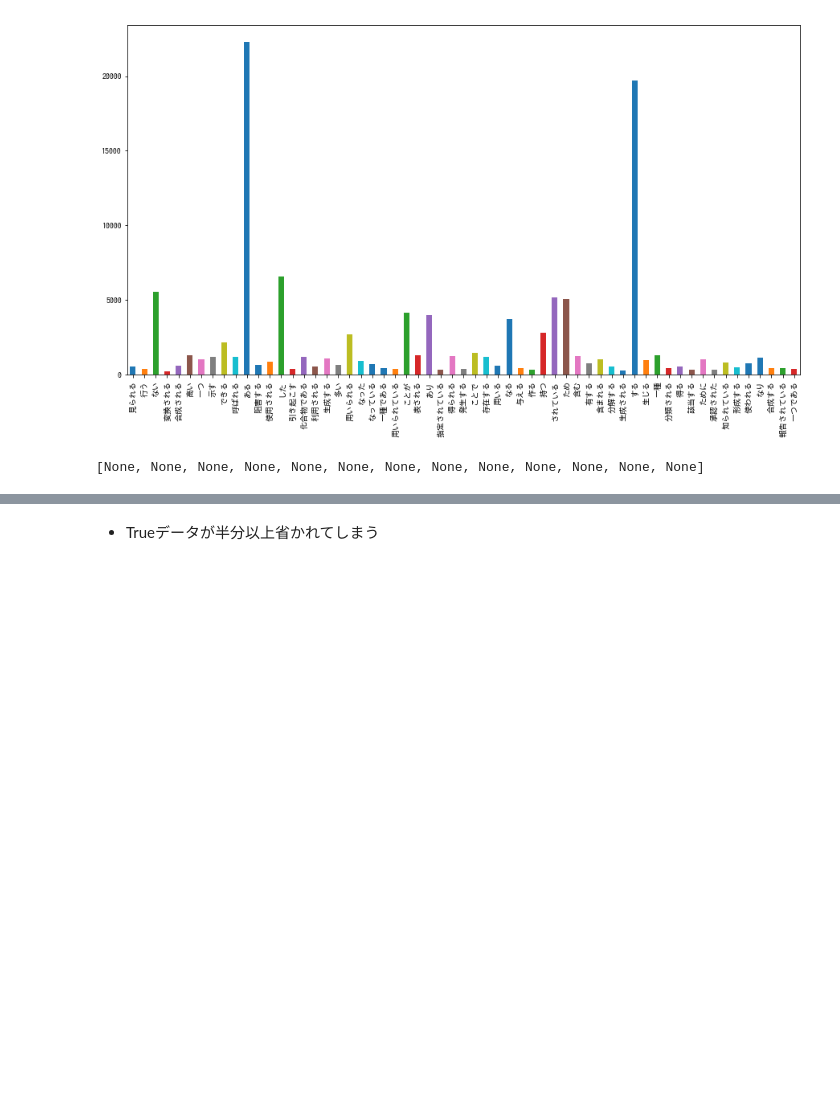
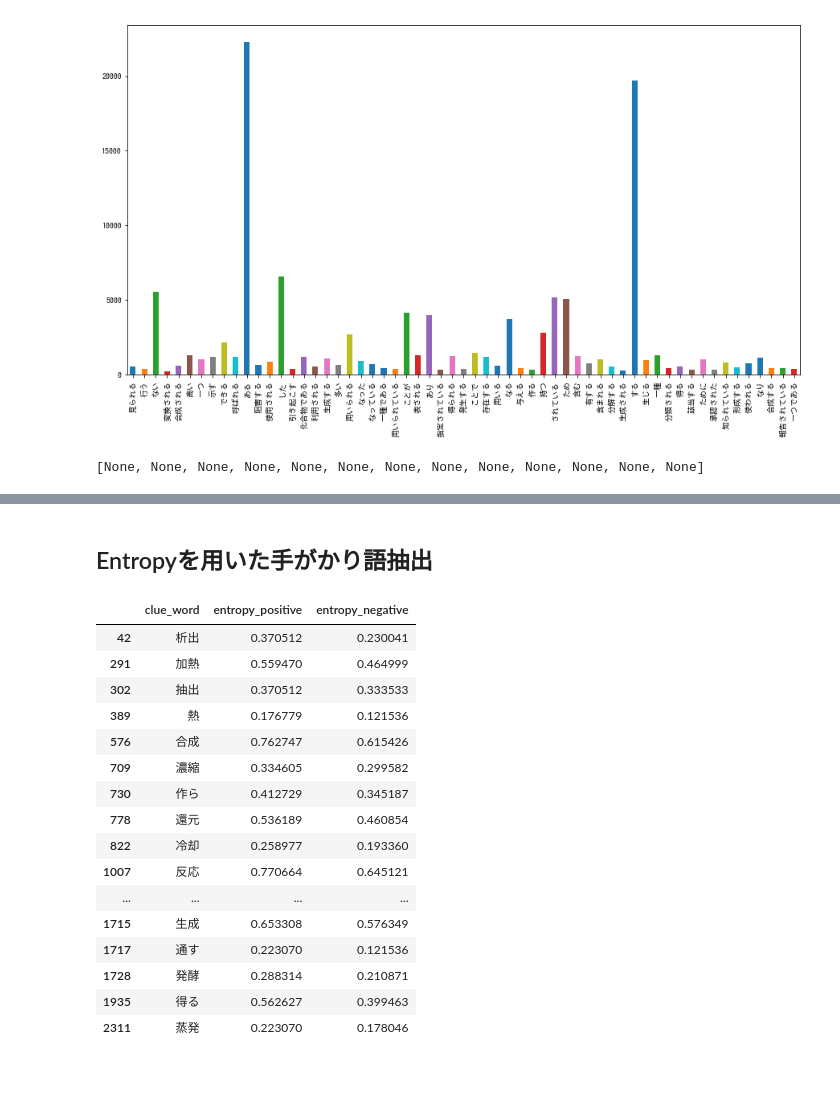
Before and after one commit to yaelanya/shinra-project, a Jupyter notebook: notebook/Untitled.ipynb, the cells around one changed output, grey strips where cells are left out. Saved outputs shown, nothing was run; the diff lists cells and outputs as text; code cells hidden in the pictures; blank space fills up the shorter version.

Commit message:
Entropyを用いた手がかり語抽出

```diff
--- a/notebook/Untitled.ipynb
+++ b/notebook/Untitled.ipynb
@@ -122,0 +125,2 @@ label 1 : 232   label 0 : 3037
+# %% [markdown]
+## Entropyを用いた手がかり語抽出
@@ -123,2 +129,36 @@ label 1 : 232   label 0 : 3037
+# %%
+clue_word_df = \
+train_sentence_df.assign(
+    clue_word =
+    train_sentence_df.apply(
+        lambda x: util.get_word_list(x.sentence, is_clue_word)
+        , axis=1
+    )
+)[["clue_word", "label"]]
+# %%
+clue_word_entropy = word_entropy.word_entropy(clue_word_df)
+# %%
+alpha = 1.1
+clue_word_entropy[
+    (clue_word_entropy.entropy_positive > alpha * clue_word_entropy.entropy_negative) & (clue_word_entropy.entropy_negative > 0)
+]
+# %% [output]
+|  | clue_word | entropy_positive | entropy_negative |
+| 42 | 析出 | 0.370512 | 0.230041 |
+| 291 | 加熱 | 0.559470 | 0.464999 |
+| 302 | 抽出 | 0.370512 | 0.333533 |
+| 389 | 熱 | 0.176779 | 0.121536 |
+| 576 | 合成 | 0.762747 | 0.615426 |
+| 709 | 濃縮 | 0.334605 | 0.299582 |
+| 730 | 作ら | 0.412729 | 0.345187 |
+| 778 | 還元 | 0.536189 | 0.460854 |
+| 822 | 冷却 | 0.258977 | 0.193360 |
+| 1007 | 反応 | 0.770664 | 0.645121 |
+| ... | ... | ... | ... |
+| 1715 | 生成 | 0.653308 | 0.576349 |
+| 1717 | 通す | 0.223070 | 0.121536 |
+| 1728 | 発酵 | 0.288314 | 0.210871 |
+| 1935 | 得る | 0.562627 | 0.399463 |
+| 2311 | 蒸発 | 0.223070 | 0.178046 |
 # %% [markdown]
-- Trueデータが半分以上省かれてしまう
+##
```
Also changed, not shown: parts of 6 cells of this notebook, 2 other files.
